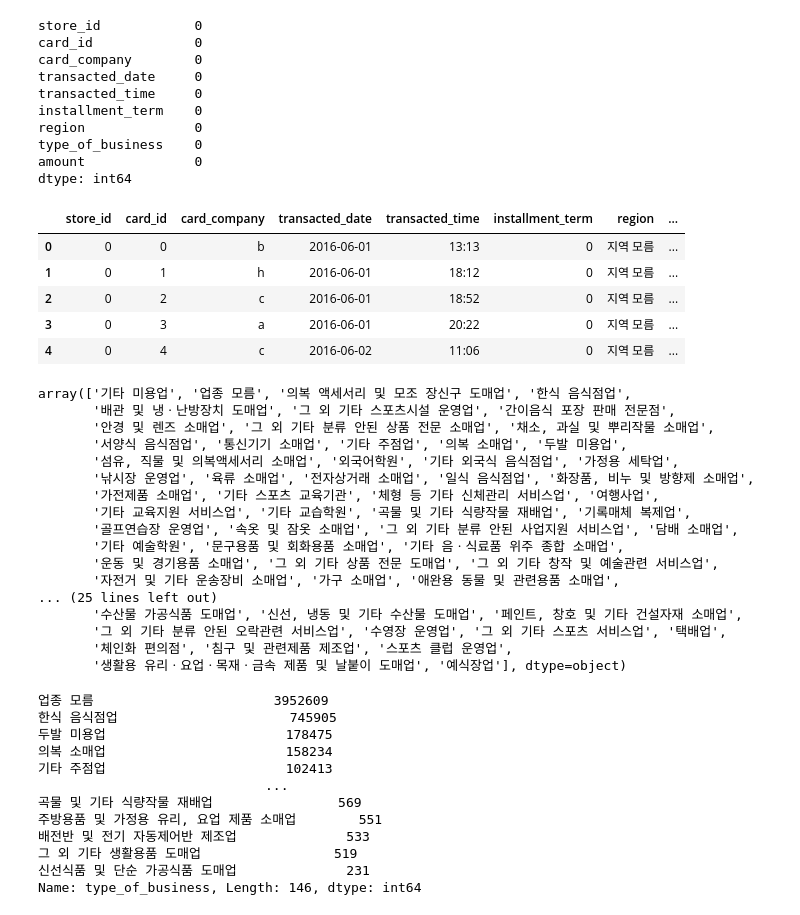
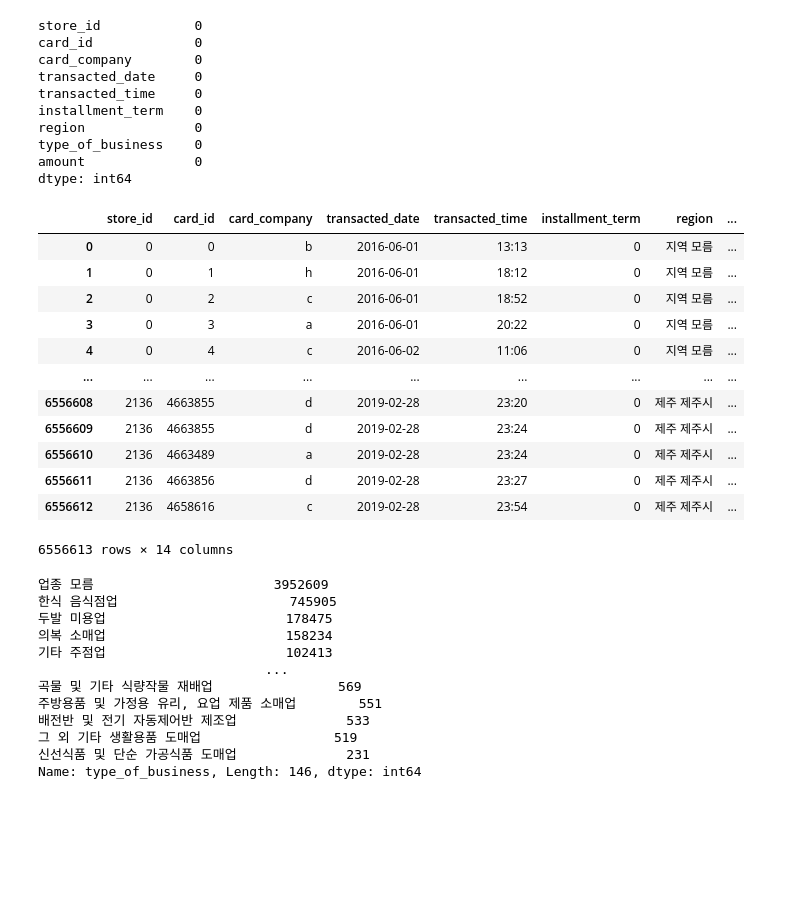
Before and after one commit to signature95/ubion_deeplearning, a Jupyter notebook: Code/JH_EDAdata.ipynb, the cells around one changed output. Saved outputs shown, nothing was run; the diff lists cells and outputs as text; code cells hidden in the pictures; blank space fills up the shorter version.

```diff
--- a/Code/JH_EDAdata.ipynb
+++ b/Code/JH_EDAdata.ipynb
@@ -88,35 +88,24 @@ dataset['datetime'] = pd.to_datetime(dataset.transacted_date + " " +
 dataset['time'] = dataset['datetime'].dt.time
 dataset['day'] = dataset['datetime'].dt.day
 dataset['month'] = dataset['datetime'].dt.month
+# %%
+dataset['시도 구분'] = dataset['region'].str[0:2]
 # %%
-dataset.head()
+dataset
 # %% [output]
 |  | store_id | card_id | card_company | transacted_date | transacted_time | installment_term | region | ... |
 | 0 | 0 | 0 | b | 2016-06-01 | 13:13 | 0 | 지역 모름 | ... |
 | 1 | 0 | 1 | h | 2016-06-01 | 18:12 | 0 | 지역 모름 | ... |
 | 2 | 0 | 2 | c | 2016-06-01 | 18:52 | 0 | 지역 모름 | ... |
 | 3 | 0 | 3 | a | 2016-06-01 | 20:22 | 0 | 지역 모름 | ... |
 | 4 | 0 | 4 | c | 2016-06-02 | 11:06 | 0 | 지역 모름 | ... |
+| ... | ... | ... | ... | ... | ... | ... | ... | ... |
+| 6556608 | 2136 | 4663855 | d | 2019-02-28 | 23:20 | 0 | 제주 제주시 | ... |
+| 6556609 | 2136 | 4663855 | d | 2019-02-28 | 23:24 | 0 | 제주 제주시 | ... |
+| 6556610 | 2136 | 4663489 | a | 2019-02-28 | 23:24 | 0 | 제주 제주시 | ... |
+| 6556611 | 2136 | 4663856 | d | 2019-02-28 | 23:27 | 0 | 제주 제주시 | ... |
+| 6556612 | 2136 | 4658616 | c | 2019-02-28 | 23:54 | 0 | 제주 제주시 | ... |
+6556613 rows × 14 columns
-# %%
-dataset['type_of_business'].unique()
-# %% [output]
-array(['기타 미용업', '업종 모름', '의복 액세서리 및 모조 장신구 도매업', '한식 음식점업',
-       '배관 및 냉ㆍ난방장치 도매업', '그 외 기타 스포츠시설 운영업', '간이음식 포장 판매 전문점',
-       '안경 및 렌즈 소매업', '그 외 기타 분류 안된 상품 전문 소매업', '채소, 과실 및 뿌리작물 소매업',
-       '서양식 음식점업', '통신기기 소매업', '기타 주점업', '의복 소매업', '두발 미용업',
-       '섬유, 직물 및 의복액세서리 소매업', '외국어학원', '기타 외국식 음식점업', '가정용 세탁업',
-       '낚시장 운영업', '육류 소매업', '전자상거래 소매업', '일식 음식점업', '화장품, 비누 및 방향제 소매업',
-       '가전제품 소매업', '기타 스포츠 교육기관', '체형 등 기타 신체관리 서비스업', '여행사업',
-       '기타 교육지원 서비스업', '기타 교습학원', '곡물 및 기타 식량작물 재배업', '기록매체 복제업',
-       '골프연습장 운영업', '속옷 및 잠옷 소매업', '그 외 기타 분류 안된 사업지원 서비스업', '담배 소매업',
-       '기타 예술학원', '문구용품 및 회화용품 소매업', '기타 음ㆍ식료품 위주 종합 소매업',
-       '운동 및 경기용품 소매업', '그 외 기타 상품 전문 도매업', '그 외 기타 창작 및 예술관련 서비스업',
-       '자전거 및 기타 운송장비 소매업', '가구 소매업', '애완용 동물 및 관련용품 소매업',
-... (25 lines left out)
-       '수산물 가공식품 도매업', '신선, 냉동 및 기타 수산물 도매업', '페인트, 창호 및 기타 건설자재 소매업',
-       '그 외 기타 분류 안된 오락관련 서비스업', '수영장 운영업', '그 외 기타 스포츠 서비스업', '택배업',
-       '체인화 편의점', '침구 및 관련제품 제조업', '스포츠 클럽 운영업',
-       '생활용 유리ㆍ요업ㆍ목재ㆍ금속 제품 및 날붙이 도매업', '예식장업'], dtype=object)
 # %%
 dataset['type_of_business'].value_counts()
 # %% [output]
```
Also changed, not shown: parts of 3 cells of this notebook.
